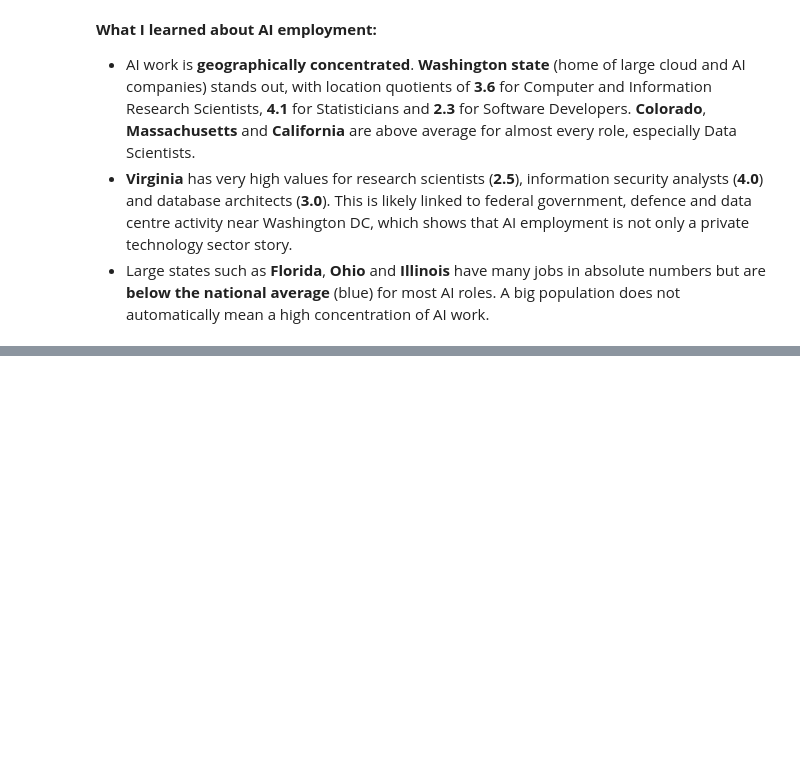
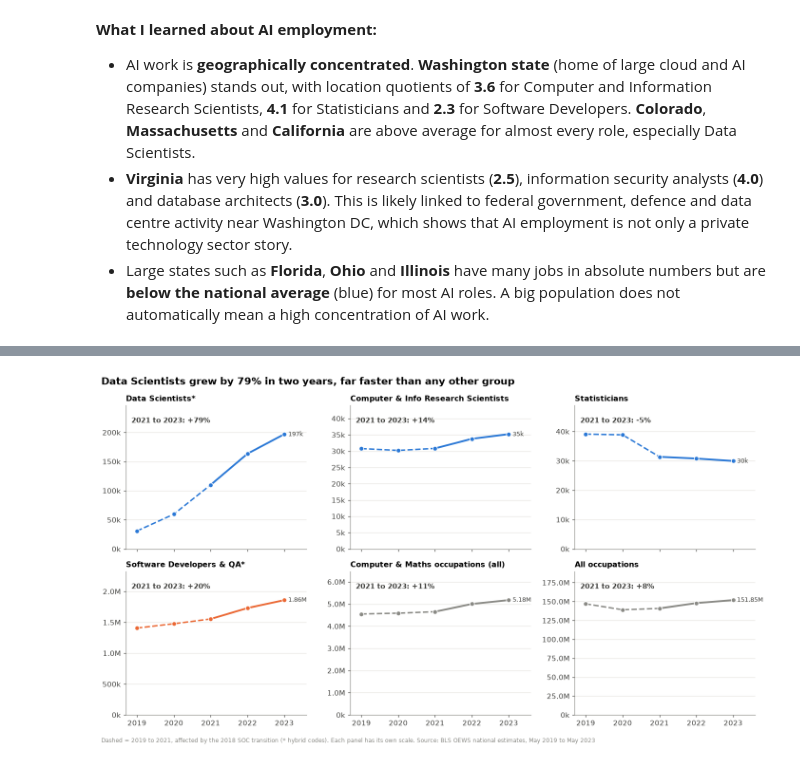
Before and after one commit to lucascardeal25/CA1-DVC, a Jupyter notebook: CA1_dvc.ipynb, the cells around one changed output, grey strips where cells are left out. Saved outputs shown, nothing was run; the diff lists cells and outputs as text; code cells hidden in the pictures; blank space fills up the shorter version.

```diff
--- a/CA1_dvc.ipynb
+++ b/CA1_dvc.ipynb
@@ -294,0 +453,37 @@ plt.show()
+# %%
+panels = ["Data Scientists*", "Computer & Info Research Scientists", "Statisticians",
+          "Software Developers & QA*", "Computer & Maths occupations (all)", "All occupations"]
+panel_colour = {"Data Scientists*": CAT_COLOURS["AI & Data Science"],
+                "Computer & Info Research Scientists": CAT_COLOURS["AI & Data Science"],
+                "Statisticians": CAT_COLOURS["AI & Data Science"],
+                "Software Developers & QA*": CAT_COLOURS["Software Development"],
+                "Computer & Maths occupations (all)": GREY, "All occupations": GREY}
+
+fig, axes = plt.subplots(2, 3, figsize=(13, 7), sharex=True)
+for ax, name in zip(axes.flat, panels):
+    t = trend[trend["group"] == name].set_index("year")["tot_emp"]
+    c = panel_colour[name]
+    ax.plot(t.loc[2019:2021].index, t.loc[2019:2021], color=c, linewidth=2, linestyle="--")
+    ax.plot(t.loc[2021:2023].index, t.loc[2021:2023], color=c, linewidth=2.5)
+    ax.scatter(t.index, t.values, color=c, s=40, zorder=3, edgecolor="white")
+    change = t[2023] / t[2021] - 1
+    ax.set_title(name, fontsize=10.5)
+    ax.text(0.03, 0.88, f"2021 to 2023: {change:+.0%}", transform=ax.transAxes,
+            fontsize=10, fontweight="bold", color=INK)
+    ax.text(2023, t[2023], f"  {t[2023]/1e6:.2f}M" if t[2023] >= 1e6 else f"  {t[2023]/1000:,.0f}k", va="center", fontsize=8.5, color=INK)
+    ax.yaxis.set_major_formatter(mtick.FuncFormatter(
+        lambda y, _: f"{y/1e6:.1f}M" if y >= 1e6 else f"{y/1000:.0f}k"))
+    ax.set_ylim(0, t.max() * 1.25)
+    ax.set_xlim(2018.7, 2023.6)
+    ax.set_xticks([2019, 2020, 2021, 2022, 2023])
+    ax.grid(axis="y"); ax.set_axisbelow(True)
+
+fig.suptitle("Data Scientists grew by 79% in two years, far faster than any other group",
+             x=0.01, ha="left", fontsize=14, fontweight="bold")
+fig.text(0.01, -0.02, "Dashed = 2019 to 2021, affected by the 2018 SOC transition (* hybrid codes). "
+         "Each panel has its own scale. Source: BLS OEWS national estimates, May 2019 to May 2023",
+         fontsize=8, color=GREY)
+plt.tight_layout()
+plt.show()
+# %% [output]
+[figure, added]
```
Also changed, not shown: parts of 17 cells of this notebook.
